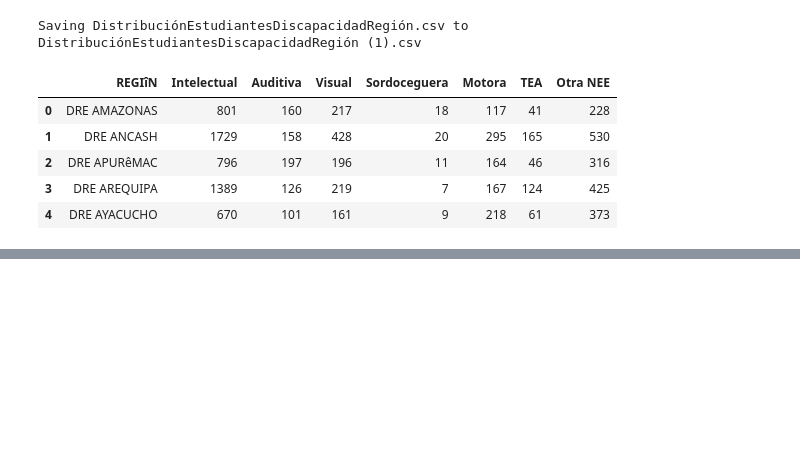
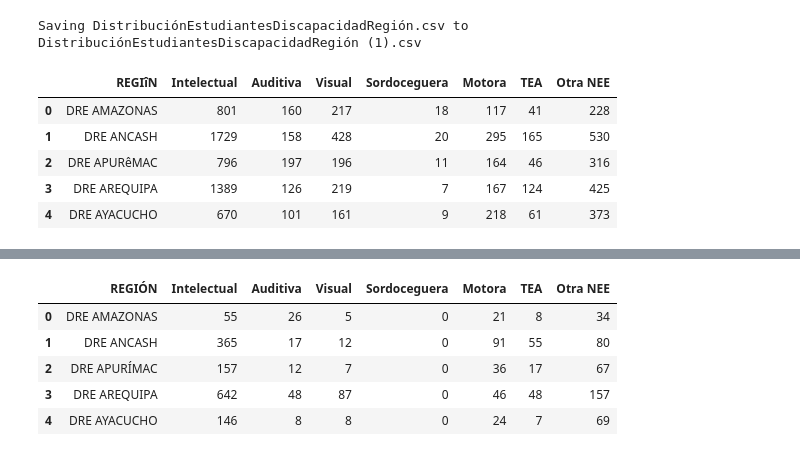
Before and after one commit to ParisLorenzo/TF_SistemasInteligentes, a Jupyter notebook: TF_SistemasInteligentes.ipynb, the cells around one changed output, grey strips where cells are left out. Saved outputs shown, nothing was run; the diff lists cells and outputs as text; code cells hidden in the pictures; blank space fills up the shorter version.

```diff
--- a/TF_SistemasInteligentes.ipynb
+++ b/TF_SistemasInteligentes.ipynb
@@ -30,0 +108,2 @@ df.head()
+# %%
+uploaded = files.upload()
@@ -30,0 +113,15 @@ df.head()
+# %%
+try:
+    df = pd.read_csv(next(iter(uploaded)), encoding='latin1')
+except UnicodeDecodeError:
+    df = pd.read_csv(next(iter(uploaded)), encoding='iso-8859-1')
+
+# Muestra las primeras filas del dataframe
+df.head()
+# %% [output]
+|  | REGIÓN | Intelectual | Auditiva | Visual | Sordoceguera | Motora | TEA | Otra NEE |
+| 0 | DRE AMAZONAS | 55 | 26 | 5 | 0 | 21 | 8 | 34 |
+| 1 | DRE ANCASH | 365 | 17 | 12 | 0 | 91 | 55 | 80 |
+| 2 | DRE APURÍMAC | 157 | 12 | 7 | 0 | 36 | 17 | 67 |
+| 3 | DRE AREQUIPA | 642 | 48 | 87 | 0 | 46 | 48 | 157 |
+| 4 | DRE AYACUCHO | 146 | 8 | 8 | 0 | 24 | 7 | 69 |
```
Also changed, not shown: parts of 9 cells of this notebook.
